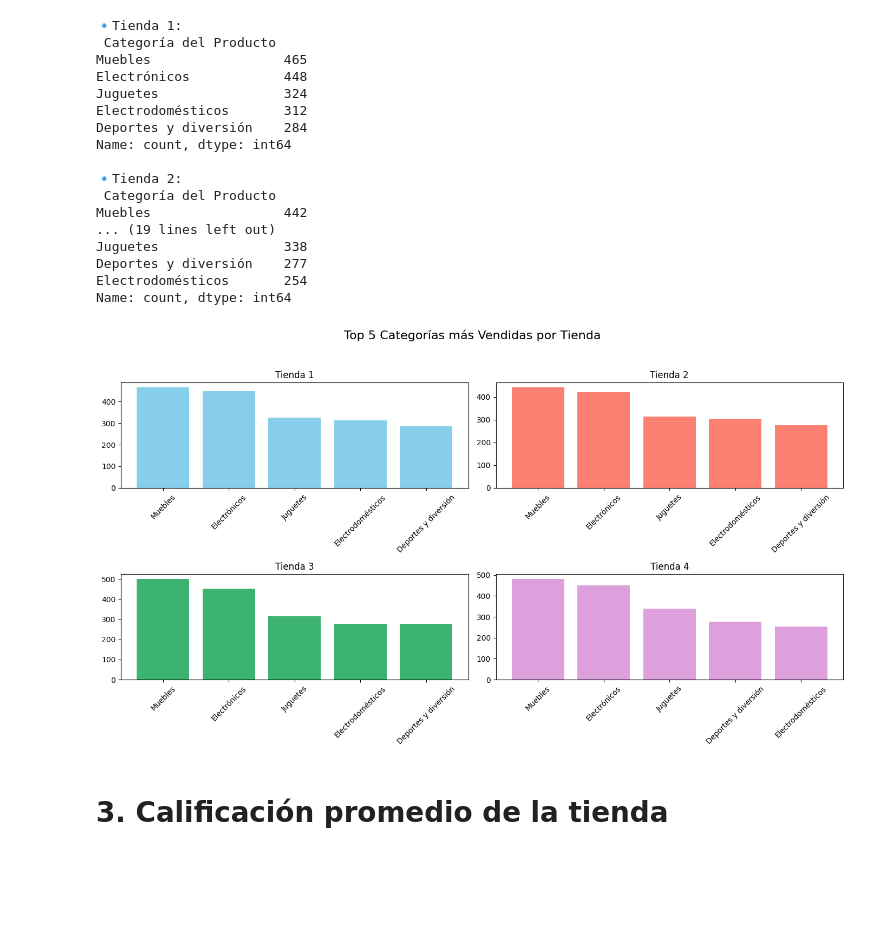
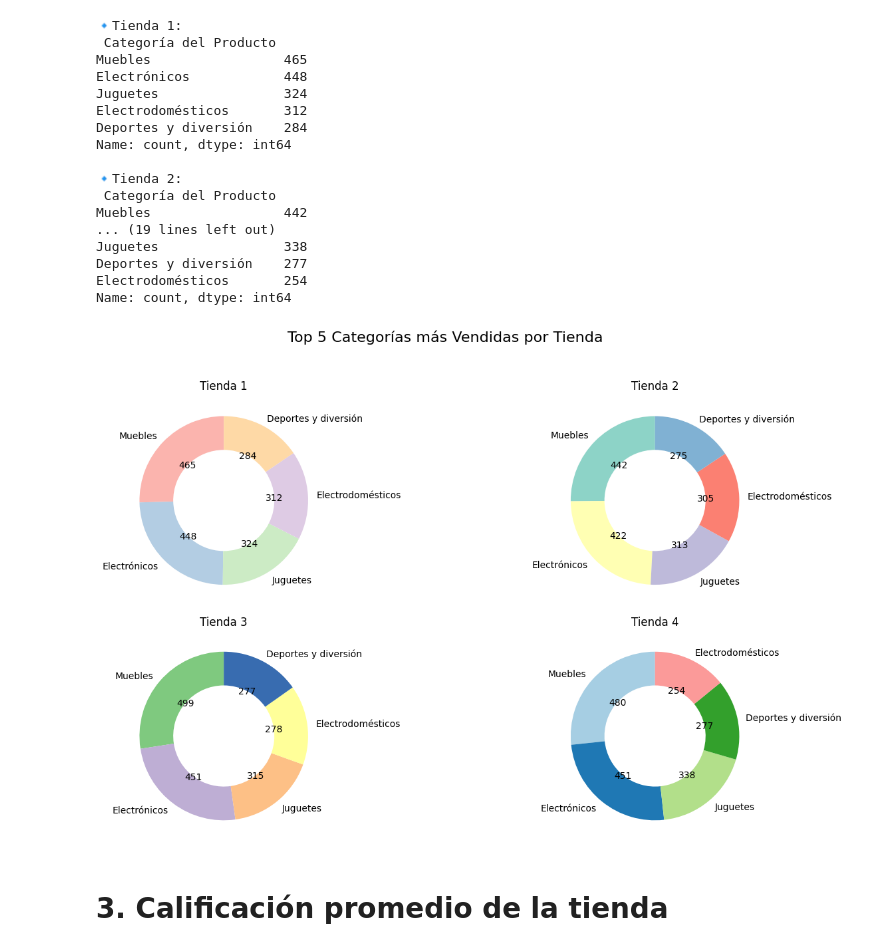
Before and after one commit to lgarciabode/DesafioStore_AluraLatam, a Jupyter notebook: DesafioTienda_AluraLatam.ipynb, the cells around one changed output. Saved outputs shown, nothing was run; the diff lists cells and outputs as text; code cells hidden in the pictures; blank space fills up the shorter version.

```diff
--- a/DesafioTienda_AluraLatam.ipynb
+++ b/DesafioTienda_AluraLatam.ipynb
@@ -105,35 +105,37 @@ Juguetes                338
 Deportes y diversión    277
 Electrodomésticos       254
 Name: count, dtype: int64
-# %%
-fig, axs = plt.subplots(2, 2, figsize=(14, 8))
-fig.suptitle("Top 5 Categorías más Vendidas por Tienda", fontsize=16)
-
-# Tienda 1
-axs[0, 0].bar(ventas_cat1.index, ventas_cat1.values, color="skyblue")
-axs[0, 0].set_title("Tienda 1")
-axs[0, 0].tick_params(axis='x', rotation=45)
-
-# Tienda 2
-axs[0, 1].bar(ventas_cat2.index, ventas_cat2.values, color="salmon")
-axs[0, 1].set_title("Tienda 2")
-axs[0, 1].tick_params(axis='x', rotation=45)
-
-# Tienda 3
-axs[1, 0].bar(ventas_cat3.index, ventas_cat3.values, color="mediumseagreen")
-axs[1, 0].set_title("Tienda 3")
-axs[1, 0].tick_params(axis='x', rotation=45)
-
-# Tienda 4
-axs[1, 1].bar(ventas_cat4.index, ventas_cat4.values, color="plum")
-axs[1, 1].set_title("Tienda 4")
-axs[1, 1].tick_params(axis='x', rotation=45)
-
-# Ajustar diseño
-plt.tight_layout(rect=[0, 0, 1, 0.95])
-plt.show()
-# %% [output]
-[figure, removed]
+# %%
+fig, axs = plt.subplots(2, 2, figsize=(14, 8))
+fig.suptitle("Top 5 Categorías más Vendidas por Tienda", fontsize=16)
+
+datos = [ventas_cat1, ventas_cat2, ventas_cat3, ventas_cat4]
+titulos = ["Tienda 1", "Tienda 2", "Tienda 3", "Tienda 4"]
+colores = [plt.cm.Pastel1.colors, plt.cm.Set3.colors, plt.cm.Accent.colors, plt.cm.Paired.colors]
+
+def autopct_valores(valores):
+    def func(pct):
+        total = sum(valores)
+        valor = int(round(pct * total / 100.0))
+        return f'{valor}'
+    return func
+
+for i, ax in enumerate(axs.flat):
+    data = datos[i]
+    wedges, texts, autotexts = ax.pie(
+        data.values,
+        labels=data.index,
+        autopct=autopct_valores(data.values),
+        colors=colores[i],
+        startangle=90,
+        wedgeprops=dict(width=0.4)
+    )
+    ax.set_title(titulos[i])
+
+plt.tight_layout(rect=[0, 0, 1, 0.95])
+plt.show()
+# %% [output]
+[figure, added]
 # %% [markdown]
 # 3. Calificación promedio de la tienda
 # %%
```
Also changed, not shown: parts of 3 cells of this notebook.
